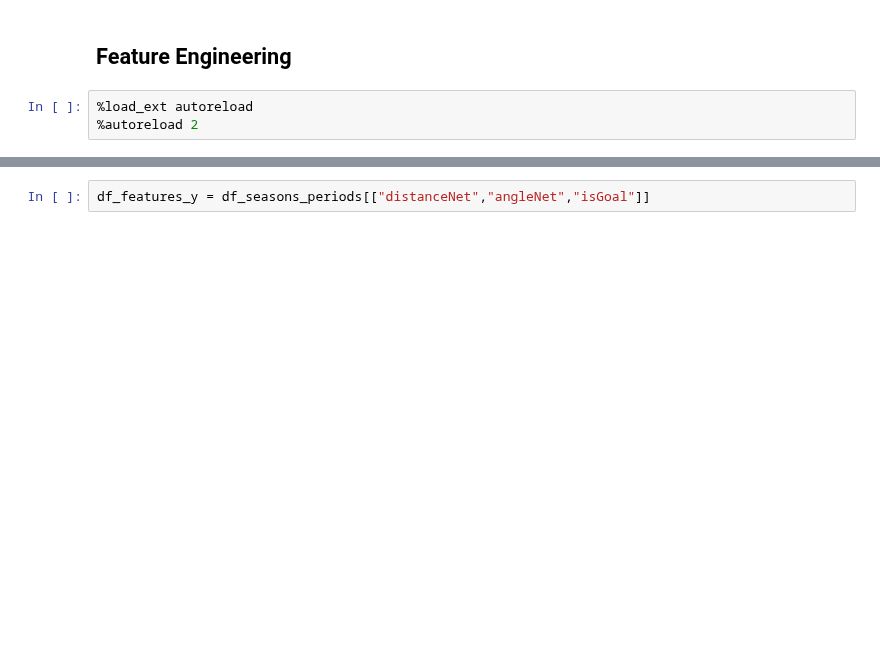
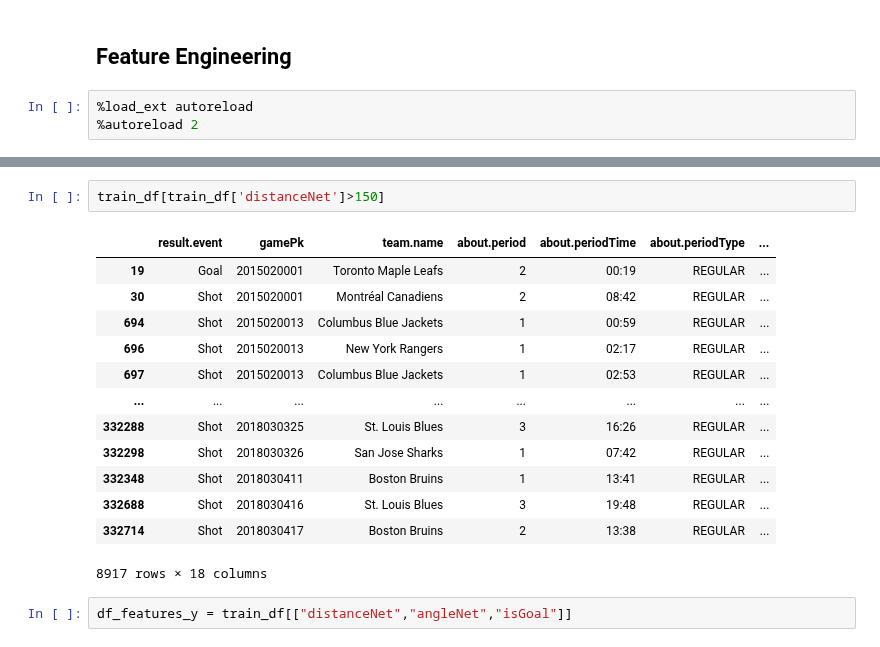
Before and after one commit to M0rph3e/ift6758-project-main, a Jupyter notebook: notebooks/fengineering1.ipynb, the cells around one changed output, grey strips where cells are left out. Drawn from its saved outputs; the diff is of its cells as text; blank space fills up the shorter version.

```diff
--- a/notebooks/fengineering1.ipynb
+++ b/notebooks/fengineering1.ipynb
@@ -163,5 +34,21 @@ df_seasons_periods
+# %%
+train_df[train_df['distanceNet']>150]
+# %% [output]
+|  | result.event | gamePk | team.name | about.period | about.periodTime | about.periodType | ... |
+| 19 | Goal | 2015020001 | Toronto Maple Leafs | 2 | 00:19 | REGULAR | ... |
+| 30 | Shot | 2015020001 | Montréal Canadiens | 2 | 08:42 | REGULAR | ... |
+| 694 | Shot | 2015020013 | Columbus Blue Jackets | 1 | 00:59 | REGULAR | ... |
+| 696 | Shot | 2015020013 | New York Rangers | 1 | 02:17 | REGULAR | ... |
+| 697 | Shot | 2015020013 | Columbus Blue Jackets | 1 | 02:53 | REGULAR | ... |
+| ... | ... | ... | ... | ... | ... | ... | ... |
+| 332288 | Shot | 2018030325 | St. Louis Blues | 3 | 16:26 | REGULAR | ... |
+| 332298 | Shot | 2018030326 | San Jose Sharks | 1 | 07:42 | REGULAR | ... |
+| 332348 | Shot | 2018030411 | Boston Bruins | 1 | 13:41 | REGULAR | ... |
+| 332688 | Shot | 2018030416 | St. Louis Blues | 3 | 19:48 | REGULAR | ... |
+| 332714 | Shot | 2018030417 | Boston Bruins | 2 | 13:38 | REGULAR | ... |
+8917 rows × 18 columns
 # %%
-df_features_y = df_seasons_periods[["distanceNet","angleNet","isGoal"]]
+df_features_y = train_df[["distanceNet","angleNet","isGoal"]]
 # %%
 df_features_y
 # %% [output]
```
Also changed, not shown: parts of 29 cells of this notebook, 1 other file.
